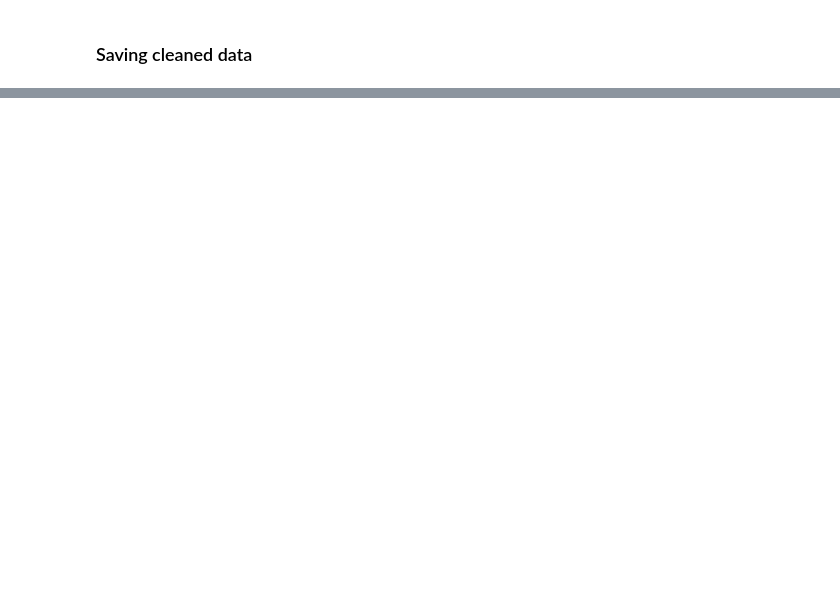
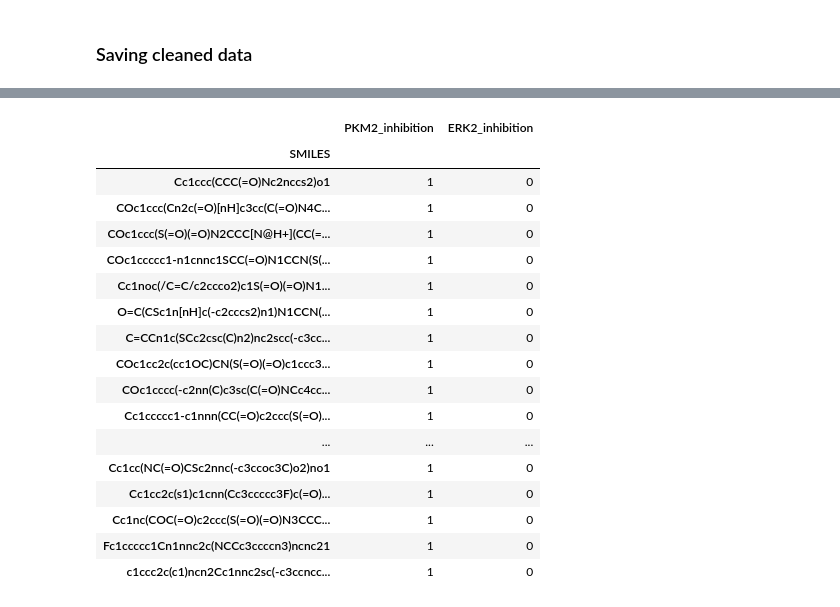
Before and after one commit to Floris-DW/8CC00group7, a Jupyter notebook: EDA & preprocessing.ipynb, the cells around one changed output, grey strips where cells are left out. Drawn from its saved outputs; the diff is of its cells as text; code cells hidden in the pictures; blank space fills up the shorter version.

```diff
--- a/EDA & preprocessing.ipynb
+++ b/EDA & preprocessing.ipynb
@@ -197,2 +273,24 @@ z_scores.head(100)
 # %%
 # 3. Identification of structure-activity relationships, e.g., using ML concepts or insights from EDA.
+# %%
+df_tested = tested.set_index('SMILES')
+df_tested.loc[df['PKM2_inhibition'] == 1]
+# %% [output]
+|  | PKM2_inhibition | ERK2_inhibition |
+| SMILES |  |  |
+| Cc1ccc(CCC(=O)Nc2nccs2)o1 | 1 | 0 |
+| COc1ccc(Cn2c(=O)[nH]c3cc(C(=O)N4C... | 1 | 0 |
+| COc1ccc(S(=O)(=O)N2CCC[N@H+](CC(=... | 1 | 0 |
+| COc1ccccc1-n1cnnc1SCC(=O)N1CCN(S(... | 1 | 0 |
+| Cc1noc(/C=C/c2ccco2)c1S(=O)(=O)N1... | 1 | 0 |
+| O=C(CSc1n[nH]c(-c2cccs2)n1)N1CCN(... | 1 | 0 |
+| C=CCn1c(SCc2csc(C)n2)nc2scc(-c3cc... | 1 | 0 |
+| COc1cc2c(cc1OC)CN(S(=O)(=O)c1ccc3... | 1 | 0 |
+| COc1cccc(-c2nn(C)c3sc(C(=O)NCc4cc... | 1 | 0 |
+| Cc1ccccc1-c1nnn(CC(=O)c2ccc(S(=O)... | 1 | 0 |
+| ... | ... | ... |
+| Cc1cc(NC(=O)CSc2nnc(-c3ccoc3C)o2)no1 | 1 | 0 |
+| Cc1cc2c(s1)c1cnn(Cc3ccccc3F)c(=O)... | 1 | 0 |
+| Cc1nc(COC(=O)c2ccc(S(=O)(=O)N3CCC... | 1 | 0 |
+| Fc1ccccc1Cn1nnc2c(NCCc3ccccn3)ncnc21 | 1 | 0 |
+| c1ccc2c(c1)ncn2Cc1nnc2sc(-c3ccncc... | 1 | 0 |
```
Also changed, not shown: parts of 20 cells of this notebook, 1 other file.
